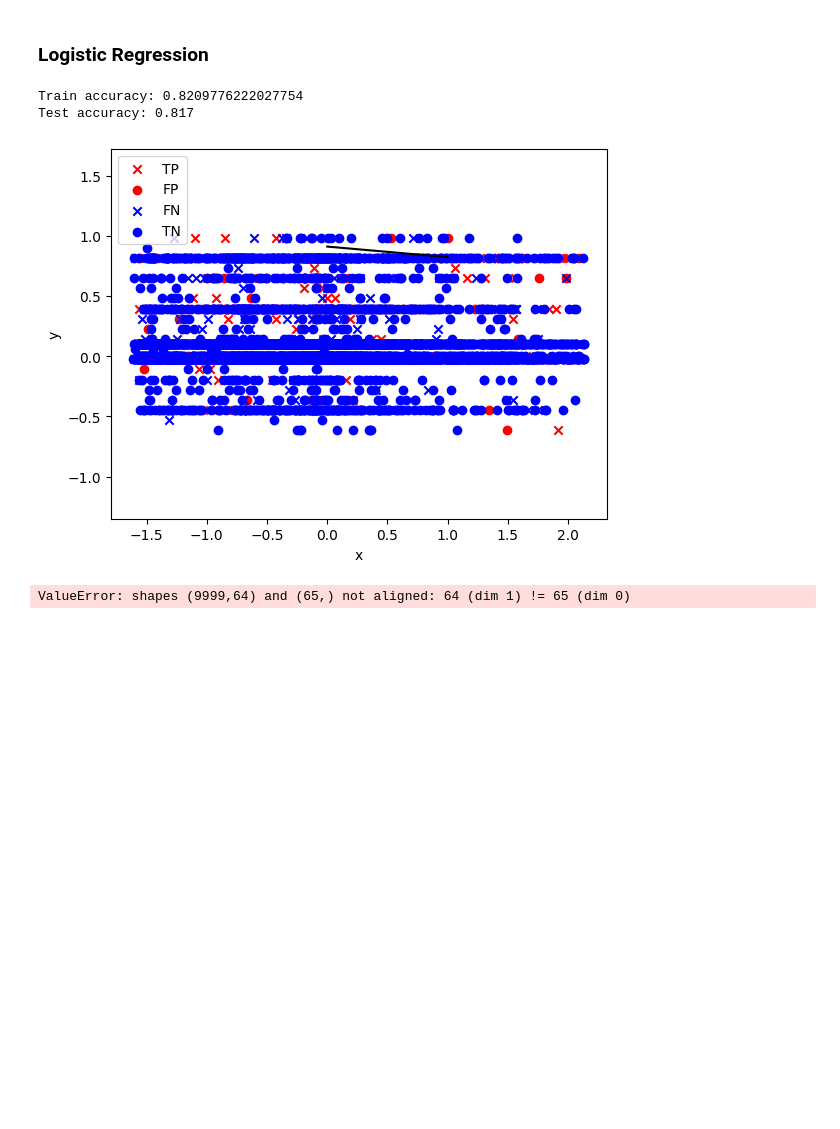
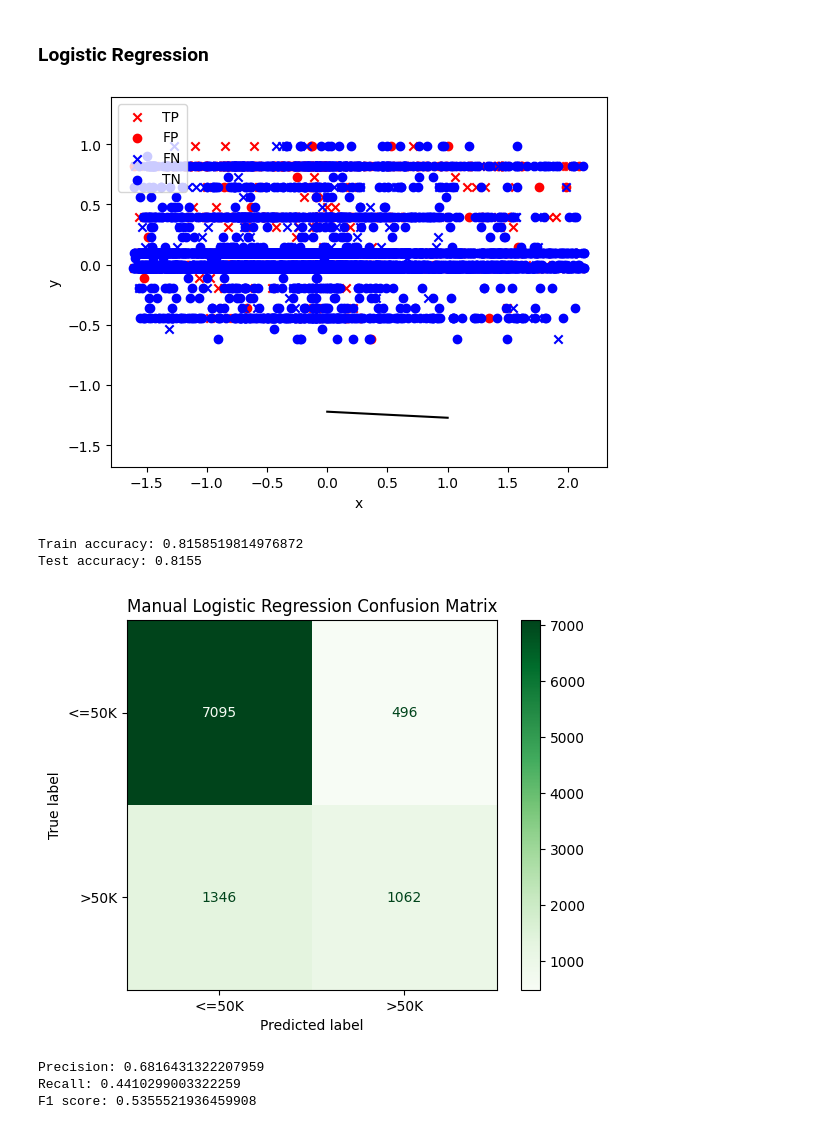
Before and after one commit to mateidumitrescu/tema2_IA, a Jupyter notebook: salary.ipynb, the cells around one changed output. Saved outputs shown, nothing was run; the diff lists cells and outputs as text; code cells hidden in the pictures; blank space fills up the shorter version.

```diff
--- a/salary.ipynb
+++ b/salary.ipynb
@@ -693,3 +700,14 @@ Accuracy = (TN + TP) / (TN + FP + FN + TP)
+# %%
+def calculate_precision(confusion_matrix):
+    return confusion_matrix[1, 1] / (confusion_matrix[1, 1] + confusion_matrix[0, 1])
+
+def calculate_recall(confusion_matrix):
+    return confusion_matrix[1, 1] / (confusion_matrix[1, 1] + confusion_matrix[1, 0])
+
+def calculate_f1_score(confusion_matrix):
+    precision = calculate_precision(confusion_matrix)
+    recall = calculate_recall(confusion_matrix)
+    return 2 * precision * recall / (precision + recall)
 # %% [markdown]
 ### Logistic Regression
 # %%
@@ -773,24 +791,46 @@ def train_eval_logistic(X_train, y_train, X_test, y_test, epochs_no, lr=0.01):
 
 
 w, train_nll, test_nll, train_acc, test_acc = train_eval_logistic(X_train, y_train, X_test, y_test, lr=0.15, epochs_no=1500)
-print('Train accuracy:', train_acc[-1])
-print('Test accuracy:', test_acc[-1])
 visualize_dataset(X_train[:, :-1], y_train, predict(X_train, w), w)
 # %% [output]
-Train accuracy: 0.8209776222027754
-Test accuracy: 0.817
-[figure, old version]
+[figure, new version]
 # %%
 def calculate_plot_confusion_matrix(TARGET, PREDICTION, title):
     cm = confusion_matrix(TARGET, PREDICTION)
     disp = ConfusionMatrixDisplay(confusion_matrix=cm, display_labels = ['<=50K', '>50K'])
-    disp.plot(cmap=plt.cm.Blues)
+    disp.plot(cmap=plt.cm.Greens)
     plt.title(title)
     plt.show()
+    return cm
+# %%
+results = {} # storing the results for each model
 # %%
 #  predicting the test dataset
 y_pred = predict(X, w)
 y_pred = (y_pred > 0.5).astype(int)
-calculate_plot_confusion_matrix(T, y_pred,  'Manual Logistic Regression Confusion Matrix')
+print('Train accuracy:', train_acc[-1])
+print('Test accuracy:', test_acc[-1])
+
+manual_lr = calculate_plot_confusion_matrix(T, y_pred,  'Manual Logistic Regression Confusion Matrix')
+precision = calculate_precision(manual_lr)
+recall = calculate_recall(manual_lr)
+f1_score = calculate_f1_score(manual_lr)
+
+print('Precision:', precision)
+print('Recall:', recall)
+print('F1 score:', f1_score)
+
+results['Manual Logistic Regression'] = {
+    'Train accuracy': train_acc[-1],
+    'Test accuracy': test_acc[-1],
+    'Precision': precision,
+    'Recall': recall,
+    'F1 score': f1_score
+}
 # %% [output]
-ValueError: shapes (9999,64) and (65,) not aligned: 64 (dim 1) != 65 (dim 0)
+Train accuracy: 0.8158519814976872
+Test accuracy: 0.8155
+[figure, added]
+Precision: 0.6816431322207959
+Recall: 0.4410299003322259
+F1 score: 0.5355521936459908
```
Also changed, not shown: parts of 14 cells of this notebook.
